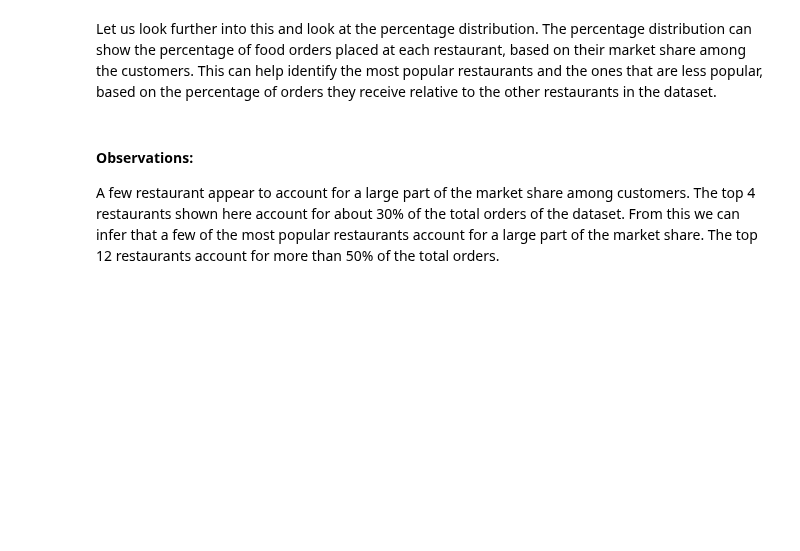
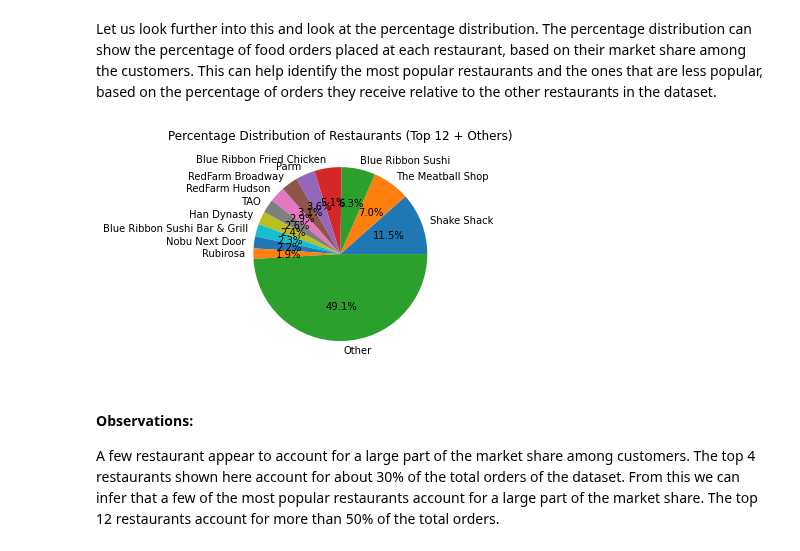
Before and after one commit to FoxHoundOps/PGP-AI-ML, a Jupyter notebook: project1/PYF_Project_LearnerNotebook_FullCode.ipynb, the cells around one changed output. Drawn from its saved outputs; the diff is of its cells as text; code cells hidden in the pictures; blank space fills up the shorter version.

```diff
--- a/project1/PYF_Project_LearnerNotebook_FullCode.ipynb
+++ b/project1/PYF_Project_LearnerNotebook_FullCode.ipynb
@@ -211,16 +309,18 @@ Let us look further into this and look at the percentage distribution. The perce
 # %%
 # Create a percentage distribution of the restaurant_name column
 restaurant_counts = df['restaurant_name'].value_counts(normalize=True)
 
 # Select the top 12 restaurants and combine others
 top_restaurants = restaurant_counts[:12]
 other_restaurants = restaurant_counts[12:].sum()
 restaurant_distribution = pd.concat([top_restaurants, pd.Series(other_restaurants, index=['Other'])])
 
-# Create a pie chart of the percentage distribution with custom colors
-plt.pie(restaurant_distribution.values, labels=restaurant_distribution.index, autopct='%1.1f%%', colors=colors[:len(restaurant_distribution)])
+# Create a pie chart of the percentage distribution
+plt.pie(restaurant_distribution.values, labels=restaurant_distribution.index, autopct='%1.1f%%')
 plt.title('Percentage Distribution of Restaurants (Top 12 + Others)')
 plt.show()
+# %% [output]
+[figure, added]
 # %% [markdown]
 #### Observations:
 A few restaurant appear to account for a large part of the market share among customers. The top 4 restaurants shown here account for about 30% of the total orders of the dataset. From this we can infer that a few of the most popular restaurants account for a large part of the market share. The top 12 restaurants account for more than 50% of the total orders.
```
Also changed, not shown: parts of 52 cells of this notebook.
